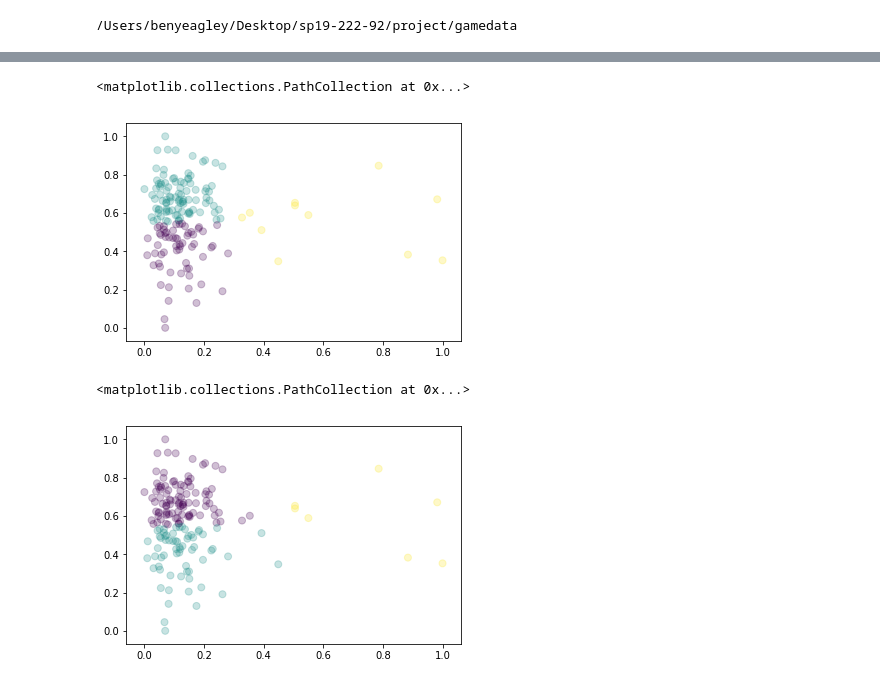
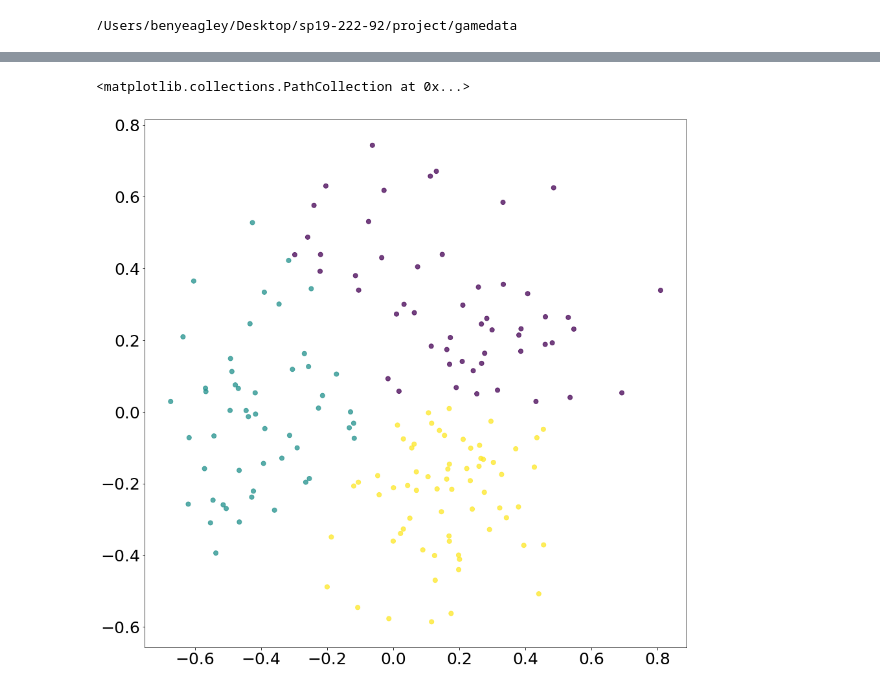
Before and after one commit to cloudmesh-community/sp19-222-92, a Jupyter notebook: project/csv_adjustment.ipynb, the cells around one changed output, grey strips where cells are left out. Saved outputs shown, nothing was run; the diff lists cells and outputs as text; code cells hidden in the pictures.

```diff
--- a/project/csv_adjustment.ipynb
+++ b/project/csv_adjustment.ipynb
@@ -19,4 +35,4 @@ data.head()
 # %%
 # Removes every row where a player had zero minutes played
-data = data[data['Min Played'] != 0]
+df = df[df['Min Played'] != 0]
 # %%
@@ -67,13 +84,12 @@ for index, row in data.iterrows():
 # %%
 # Normalize
-from sklearn import preprocessing
 
-x = data.values #returns a numpy array
+x = df.values
 min_max_scaler = preprocessing.MinMaxScaler()
 x_scaled = min_max_scaler.fit_transform(x)
-data = pd.DataFrame(x_scaled)
+df = pd.DataFrame(x_scaled)
 
-# Save changes in new csv to view later. Will be moved to after normalization
-data.to_csv("altered_total.csv")
+# Save changes in new csv to view later
+df.to_csv("altered_total.csv")
 # %%
 # Shuffle the data
@@ -83,7 +98,9 @@ for i in range(19):
 # %%
-from sklearn.decomposition import PCA
+# Reduce to two dimensions (uses data from every column, are they all really needed / does this overfit???)
+
 pca = PCA(n_components=2)
-principalComponents = pca.fit_transform(data)
+principalComponents = pca.fit_transform(df)
 principalDf = pd.DataFrame(data = principalComponents, columns = ['principal component 1', 'principal component 2'])
 
+# Add the labels back to the df
 finalDf = pd.concat([principalDf, labels], axis = 1)
@@ -108,0 +107,13 @@ plt.plot()
+# %%
+# Store dimensions of dataframe and convert to an array
+[m,n] = finalDf.shape
+df_array = finalDf.values
+
+# Columns to be used
+ind1 = 0; ind2 = 1
+
+X = np.zeros((m,2))
+X[:,0] = df_array[:,ind1]
+X[:,1] = df_array[:,ind2]
+
+plt.scatter( X[:,0],X[:,1], alpha=0.25 )
@@ -109,16 +123,13 @@ plt.plot()
 # %%
-from sklearn.cluster import SpectralClustering
+# Scatter plot customization
+plt.rcParams['figure.figsize'] = (15,15)
+plt.rcParams['font.size'] = 25
+plt.rcParams['lines.markersize'] = 7
+
+# Spectral clustering code
 spectral = SpectralClustering( n_clusters=3 ) # instantiate the k-means model, with 3 clusters
 spectral.fit(X) # build the model # plot the results!
-plt.scatter( X[:,0],X[:,1], c=spectral.labels_, alpha=0.25 )
+plt.scatter( X[:,0],X[:,1], c=spectral.labels_, alpha=0.75 )
 # %% [output]
 <matplotlib.collections.PathCollection at 0x...>
-[figure, old version]
+[figure, new version]
-# %%
-from sklearn.cluster import KMeans# import K-Means clustering
-kmeans=KMeans(n_clusters=3 );# instantiate the k-means model, with 3 clusters
-kmeans.fit( X ); # build the model # plot the results!
-plt.scatter( X[:,0],X[:,1], c=kmeans.labels_, alpha=0.25 )
-# %% [output]
-<matplotlib.collections.PathCollection at 0x...>
-[figure, removed]
```
Also changed, not shown: parts of 9 cells of this notebook, 1 other file.
